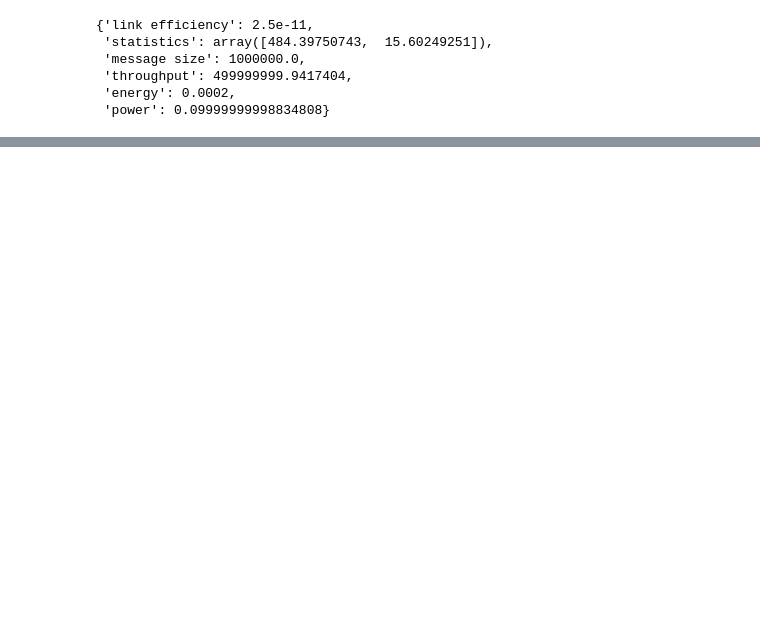
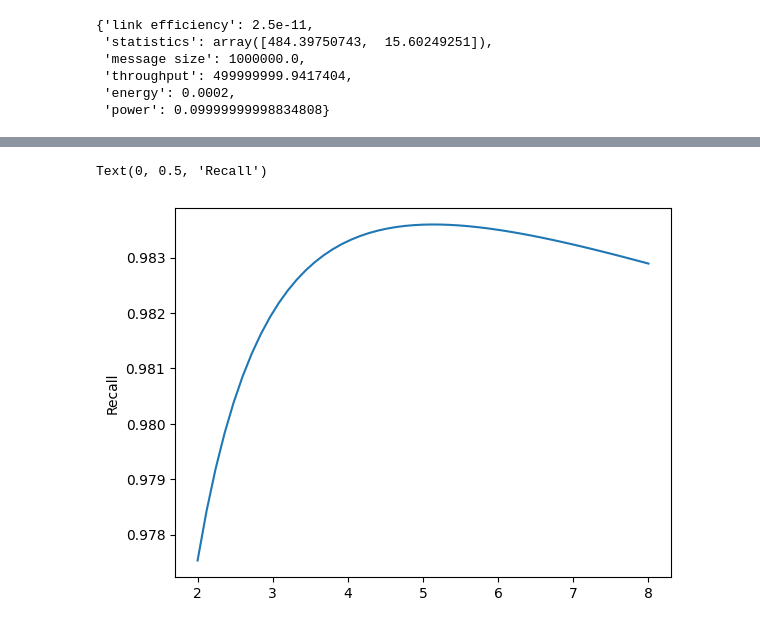
Before and after one commit to wilkieolin/system_flow, a Jupyter notebook: test_system.ipynb, the cells around one changed output, grey strips where cells are left out. Cells and saved outputs as stored; diff of their text form; code cells hidden in the pictures; blank space fills up the shorter version.

```diff
--- a/test_system.ipynb
+++ b/test_system.ipynb
@@ -204,0 +209,6 @@ plt.plot(xs, res)
+# %%
+plt.plot(xs, res_r)
+plt.ylabel("Recall")
+# %% [output]
+Text(0, 0.5, 'Recall')
+[figure, added]
```
Also changed, not shown: parts of 12 cells of this notebook, 7 other files.
